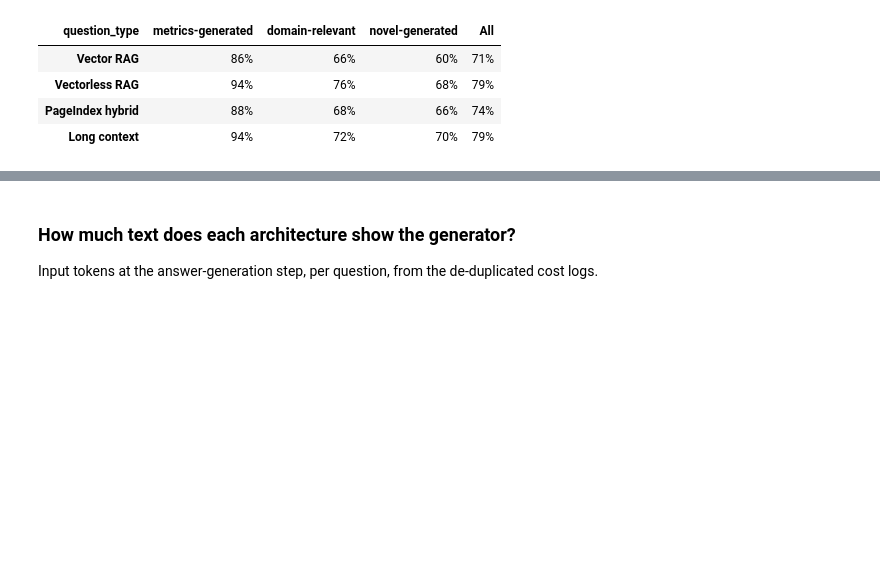
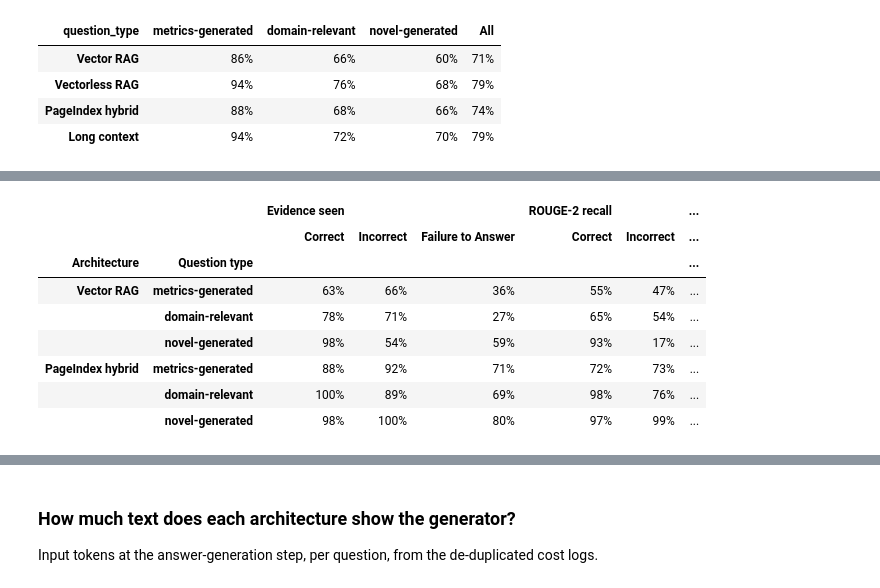
Before and after one commit to shaliqsv/financebench-rag-thesis, a Jupyter notebook: analysis/findings_walkthrough.ipynb, the cells around one changed output, grey strips where cells are left out. Saved outputs shown, nothing was run; the diff lists cells and outputs as text; code cells hidden in the pictures; blank space fills up the shorter version.

```diff
--- a/analysis/findings_walkthrough.ipynb
+++ b/analysis/findings_walkthrough.ipynb
@@ -444,0 +509,10 @@ by_type.style.format("{:.0%}").background_gradient(cmap="Blues", vmin=0.4, vmax=
+# %%
+outcome_rows = []
+for qtype in ["metrics-generated", "domain-relevant", "novel-generated"]:
+    for arch in ARCHS:
+        l = labels.loc[questions.question_type == qtype, arch]
+        outcome_rows.append({"Question type": qtype, "Architecture": arch,
+                             "Correct": l.eq("Correct").mean(), "Incorrect": l.eq("Incorrect").mean(),
+                             "Failure to answer": l.eq("Failure to Answer").mean()})
+outcomes_by_type = pd.DataFrame(outcome_rows).set_index(["Question type", "Architecture"])
+outcomes_by_type.style.format("{:.0%}").background_gradient(cmap="Oranges", subset=["Failure to answer"], vmin=0, vmax=0.25)
@@ -444,0 +552,70 @@ by_type.style.format("{:.0%}").background_gradient(cmap="Blues", vmin=0.4, vmax=
+# %%
+from collections import Counter
+
+_chunk_cache = {}
+def _chunks(doc_name):
+    if doc_name not in _chunk_cache:
+        _chunk_cache[doc_name] = pd.read_parquet(R / "vector_rag_index" / f"{doc_name}_chunks.parquet").set_index("chunk_id")
+    return _chunk_cache[doc_name]
+
+def _words(text):
+    return {w for w in re.findall(r"[a-z0-9]+", text.lower()) if len(w) > 3 or w.isdigit()}
+
+def evidence_seen(fb_id, chunk_ids):
+    """Share of the gold evidence text's words that appear in the chunks the generator was given."""
+    q = questions.loc[fb_id]
+    evidence = _words(" ".join(e["evidence_text"] for e in q.evidence))
+    chunks = _chunks(q.doc_name)
+    seen = _words(" ".join(chunks.loc[[c for c in chunk_ids if c in chunks.index], "text"]))
+    return len(evidence & seen) / max(1, len(evidence))
+
+def _bigrams(text):
+    tokens = re.findall(r"[a-z0-9]+", text.lower())      # every word kept, including short ones like "net"
+    return Counter(zip(tokens, tokens[1:]))
+
+def rouge2_recall(fb_id, chunk_ids):
+    """Standard ROUGE-2 recall of the gold evidence against the chunks the generator was given: the share of
+    the evidence's word pairs (bigrams, counted with repeats) that also occur in the chunks. Bigrams are built
+    within each chunk, so no false pairs appear across chunk boundaries."""
+    q = questions.loc[fb_id]
+    evidence = _bigrams(" ".join(e["evidence_text"] for e in q.evidence))
+    chunks = _chunks(q.doc_name)
+    seen = Counter()
+    for text in chunks.loc[[c for c in chunk_ids if c in chunks.index], "text"]:
+        seen += _bigrams(text)
+    return sum(min(n, seen[b]) for b, n in evidence.items()) / max(1, sum(evidence.values()))
+
+vr_selected = latest_by_id(R / "vector_rag_stage_selection.jsonl")
+hy_rerank_recs = latest_by_id(R / "pageindex_hybrid_expanded_stage_rerank.jsonl")
+CONTEXT_CHUNKS = {   # what each chunk-based architecture actually showed the generator
+    "Vector RAG": lambda fb_id: vr_selected[fb_id]["selected_chunk_ids"],
+    "PageIndex hybrid": lambda fb_id: hy_rerank_recs[fb_id]["chunk_ids"],
+}
+score_records = {arch: latest_by_id(path) for arch, path in SCORING.items()}
+
+# Summary: median evidence seen, per outcome, for each question type
+rows = []
+for arch, chunk_ids_of in CONTEXT_CHUNKS.items():
+    for qtype in ["metrics-generated", "domain-relevant", "novel-generated"]:
+        for label in ["Correct", "Incorrect", "Failure to Answer"]:
+            ids = labels.index[(questions.question_type == qtype) & labels[arch].eq(label)]
+            if len(ids):
+                rows.append({"Architecture": arch, "Question type": qtype, "Outcome": label, "Questions": len(ids),
+                             "Evidence seen": np.median([evidence_seen(i, chunk_ids_of(i)) for i in ids]),
+                             "ROUGE-2 recall": np.median([rouge2_recall(i, chunk_ids_of(i)) for i in ids])})
+evidence_summary = pd.DataFrame(rows).pivot_table(index=["Architecture", "Question type"], columns="Outcome",
+                                                  values=["Evidence seen", "ROUGE-2 recall"], sort=False)
+evidence_summary.columns = pd.MultiIndex.from_tuples([(m, o) for m, o in evidence_summary.columns])
+evidence_summary = evidence_summary[[(m, o) for m in ["Evidence seen", "ROUGE-2 recall"]
+                                     for o in ["Correct", "Incorrect", "Failure to Answer"]]]
+evidence_summary.style.format("{:.0%}", na_rep="–").background_gradient(cmap="Blues", vmin=0.0, vmax=1.0, axis=None)
+# %% [output]
+|  |  | Evidence seen |  |  | ROUGE-2 recall |  | ... |
+|  |  | Correct | Incorrect | Failure to Answer | Correct | Incorrect | ... |
+| Architecture | Question type |  |  |  |  |  | ... |
+| Vector RAG | metrics-generated | 63% | 66% | 36% | 55% | 47% | ... |
+|  | domain-relevant | 78% | 71% | 27% | 65% | 54% | ... |
+|  | novel-generated | 98% | 54% | 59% | 93% | 17% | ... |
+| PageIndex hybrid | metrics-generated | 88% | 92% | 71% | 72% | 73% | ... |
+|  | domain-relevant | 100% | 89% | 69% | 98% | 76% | ... |
+|  | novel-generated | 98% | 100% | 80% | 97% | 99% | ... |
```
Also changed, not shown: parts of 21 cells of this notebook, 1 other file.
